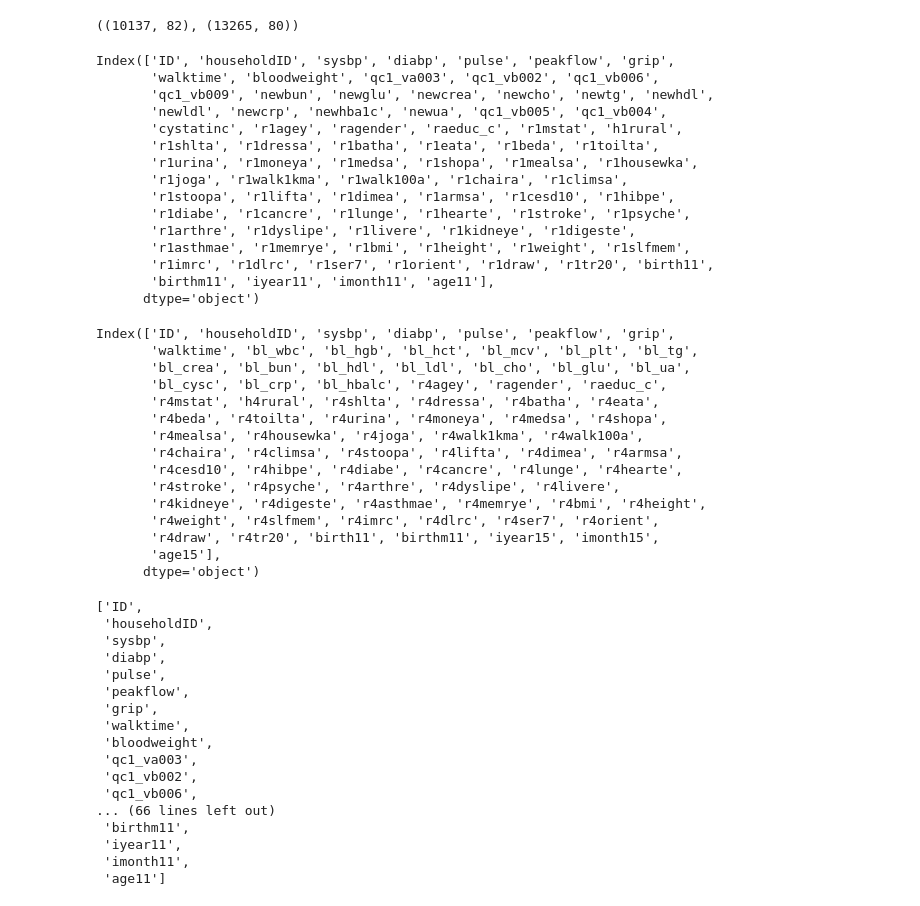
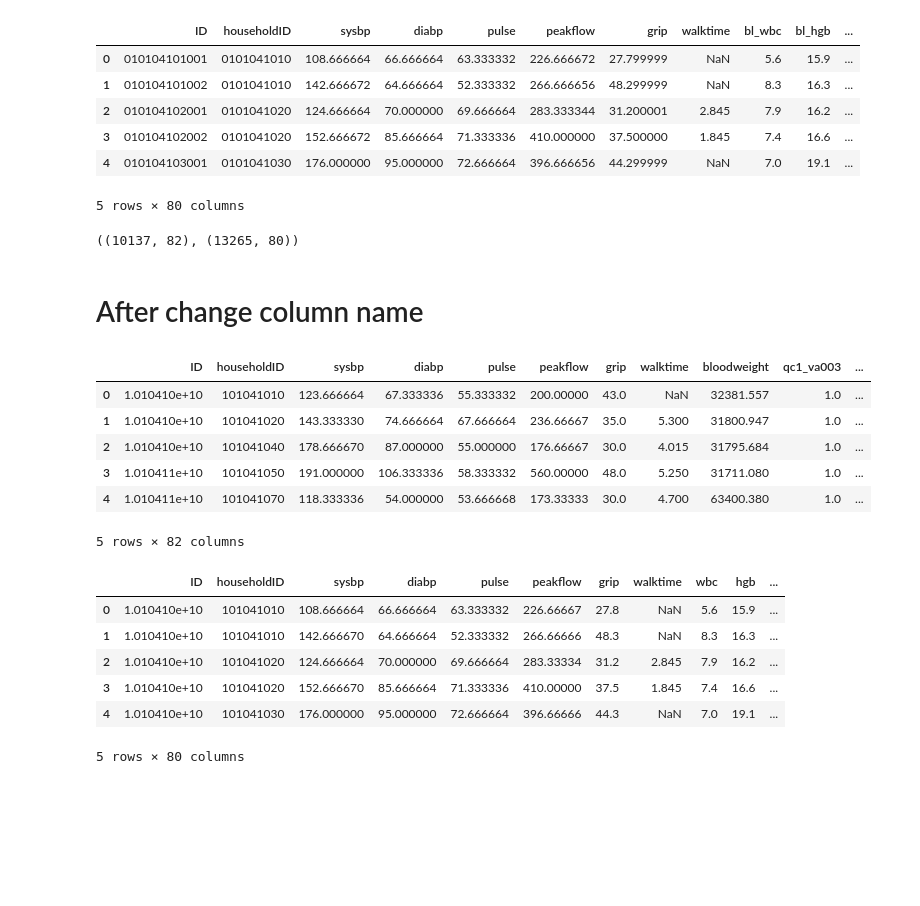
Before and after one commit to FoeinLove/DKU, a Jupyter notebook: task.ipynb, the cells around one changed output. Saved outputs shown, nothing was run; the diff lists cells and outputs as text; code cells hidden in the pictures; blank space fills up the shorter version.

```diff
--- a/task.ipynb
+++ b/task.ipynb
@@ -6,4 +16,16 @@ d15 = pd.read_stata('Data_set_and_relevant_documents/CHARLS_Age_Prediction_2015_
+# %%
+d15.head()
+# %% [output]
+|  | ID | householdID | sysbp | diabp | pulse | peakflow | grip | walktime | bl_wbc | bl_hgb | ... |
+| 0 | 010104101001 | 0101041010 | 108.666664 | 66.666664 | 63.333332 | 226.666672 | 27.799999 | NaN | 5.6 | 15.9 | ... |
+| 1 | 010104101002 | 0101041010 | 142.666672 | 64.666664 | 52.333332 | 266.666656 | 48.299999 | NaN | 8.3 | 16.3 | ... |
+| 2 | 010104102001 | 0101041020 | 124.666664 | 70.000000 | 69.666664 | 283.333344 | 31.200001 | 2.845 | 7.9 | 16.2 | ... |
+| 3 | 010104102002 | 0101041020 | 152.666672 | 85.666664 | 71.333336 | 410.000000 | 37.500000 | 1.845 | 7.4 | 16.6 | ... |
+| 4 | 010104103001 | 0101041030 | 176.000000 | 95.000000 | 72.666664 | 396.666656 | 44.299999 | NaN | 7.0 | 19.1 | ... |
+5 rows × 80 columns
 # %%
 d11.shape,d15.shape
 # %% [output]
 ((10137, 82), (13265, 80))
+# %% [markdown]
+# After change column name
@@ -10,56 +36,20 @@ d11.shape,d15.shape
 # %%
-d11.columns
+d11.head()
 # %% [output]
+|  | ID | householdID | sysbp | diabp | pulse | peakflow | grip | walktime | bloodweight | qc1_va003 | ... |
+| 0 | 1.010410e+10 | 101041010 | 123.666664 | 67.333336 | 55.333332 | 200.00000 | 43.0 | NaN | 32381.557 | 1.0 | ... |
+| 1 | 1.010410e+10 | 101041020 | 143.333330 | 74.666664 | 67.666664 | 236.66667 | 35.0 | 5.300 | 31800.947 | 1.0 | ... |
+| 2 | 1.010410e+10 | 101041040 | 178.666670 | 87.000000 | 55.000000 | 176.66667 | 30.0 | 4.015 | 31795.684 | 1.0 | ... |
+| 3 | 1.010411e+10 | 101041050 | 191.000000 | 106.333336 | 58.333332 | 560.00000 | 48.0 | 5.250 | 31711.080 | 1.0 | ... |
+| 4 | 1.010411e+10 | 101041070 | 118.333336 | 54.000000 | 53.666668 | 173.33333 | 30.0 | 4.700 | 63400.380 | 1.0 | ... |
-Index(['ID', 'householdID', 'sysbp', 'diabp', 'pulse', 'peakflow', 'grip',
-       'walktime', 'bloodweight', 'qc1_va003', 'qc1_vb002', 'qc1_vb006',
-       'qc1_vb009', 'newbun', 'newglu', 'newcrea', 'newcho', 'newtg', 'newhdl',
-       'newldl', 'newcrp', 'newhba1c', 'newua', 'qc1_vb005', 'qc1_vb004',
-       'cystatinc', 'r1agey', 'ragender', 'raeduc_c', 'r1mstat', 'h1rural',
-       'r1shlta', 'r1dressa', 'r1batha', 'r1eata', 'r1beda', 'r1toilta',
-       'r1urina', 'r1moneya', 'r1medsa', 'r1shopa', 'r1mealsa', 'r1housewka',
-       'r1joga', 'r1walk1kma', 'r1walk100a', 'r1chaira', 'r1climsa',
-       'r1stoopa', 'r1lifta', 'r1dimea', 'r1armsa', 'r1cesd10', 'r1hibpe',
-       'r1diabe', 'r1cancre', 'r1lunge', 'r1hearte', 'r1stroke', 'r1psyche',
-       'r1arthre', 'r1dyslipe', 'r1livere', 'r1kidneye', 'r1digeste',
-       'r1asthmae', 'r1memrye', 'r1bmi', 'r1height', 'r1weight', 'r1slfmem',
-       'r1imrc', 'r1dlrc', 'r1ser7', 'r1orient', 'r1draw', 'r1tr20', 'birth11',
-       'birthm11', 'iyear11', 'imonth11', 'age11'],
-      dtype='object')
+5 rows × 82 columns
 # %%
-d15.columns
+d15.head()
 # %% [output]
+|  | ID | householdID | sysbp | diabp | pulse | peakflow | grip | walktime | wbc | hgb | ... |
+| 0 | 1.010410e+10 | 101041010 | 108.666664 | 66.666664 | 63.333332 | 226.66667 | 27.8 | NaN | 5.6 | 15.9 | ... |
+| 1 | 1.010410e+10 | 101041010 | 142.666670 | 64.666664 | 52.333332 | 266.66666 | 48.3 | NaN | 8.3 | 16.3 | ... |
+| 2 | 1.010410e+10 | 101041020 | 124.666664 | 70.000000 | 69.666664 | 283.33334 | 31.2 | 2.845 | 7.9 | 16.2 | ... |
+| 3 | 1.010410e+10 | 101041020 | 152.666670 | 85.666664 | 71.333336 | 410.00000 | 37.5 | 1.845 | 7.4 | 16.6 | ... |
+| 4 | 1.010410e+10 | 101041030 | 176.000000 | 95.000000 | 72.666664 | 396.66666 | 44.3 | NaN | 7.0 | 19.1 | ... |
-Index(['ID', 'householdID', 'sysbp', 'diabp', 'pulse', 'peakflow', 'grip',
-       'walktime', 'bl_wbc', 'bl_hgb', 'bl_hct', 'bl_mcv', 'bl_plt', 'bl_tg',
-       'bl_crea', 'bl_bun', 'bl_hdl', 'bl_ldl', 'bl_cho', 'bl_glu', 'bl_ua',
-       'bl_cysc', 'bl_crp', 'bl_hbalc', 'r4agey', 'ragender', 'raeduc_c',
-       'r4mstat', 'h4rural', 'r4shlta', 'r4dressa', 'r4batha', 'r4eata',
-       'r4beda', 'r4toilta', 'r4urina', 'r4moneya', 'r4medsa', 'r4shopa',
-       'r4mealsa', 'r4housewka', 'r4joga', 'r4walk1kma', 'r4walk100a',
-       'r4chaira', 'r4climsa', 'r4stoopa', 'r4lifta', 'r4dimea', 'r4armsa',
-       'r4cesd10', 'r4hibpe', 'r4diabe', 'r4cancre', 'r4lunge', 'r4hearte',
-       'r4stroke', 'r4psyche', 'r4arthre', 'r4dyslipe', 'r4livere',
-       'r4kidneye', 'r4digeste', 'r4asthmae', 'r4memrye', 'r4bmi', 'r4height',
-       'r4weight', 'r4slfmem', 'r4imrc', 'r4dlrc', 'r4ser7', 'r4orient',
-       'r4draw', 'r4tr20', 'birth11', 'birthm11', 'iyear15', 'imonth15',
-       'age15'],
-      dtype='object')
+5 rows × 80 columns
-# %%
-list(d11.columns)
-# %% [output]
-['ID',
- 'householdID',
- 'sysbp',
- 'diabp',
- 'pulse',
- 'peakflow',
- 'grip',
- 'walktime',
- 'bloodweight',
- 'qc1_va003',
- 'qc1_vb002',
- 'qc1_vb006',
-... (66 lines left out)
- 'birthm11',
- 'iyear11',
- 'imonth11',
- 'age11']
```
Also changed, not shown: parts of 12 cells of this notebook, 3 other files.
